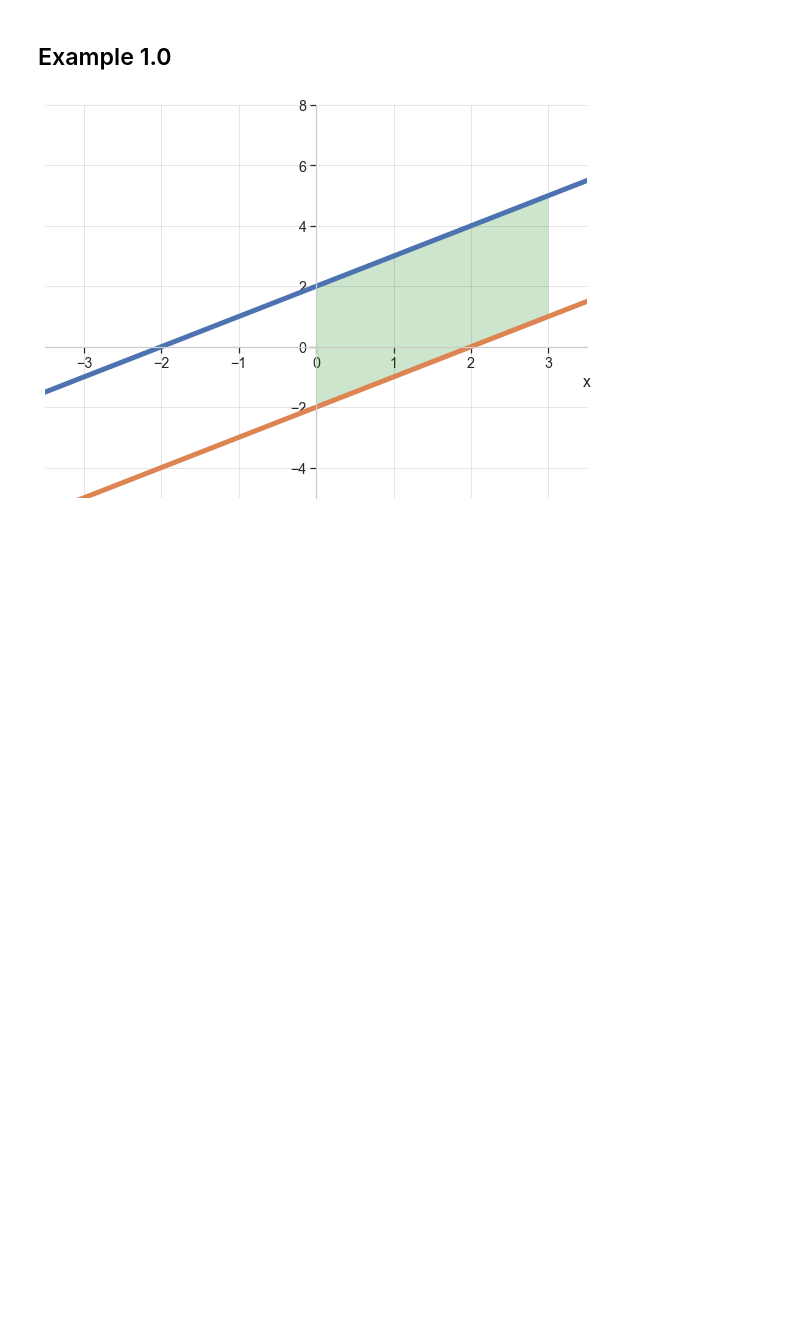
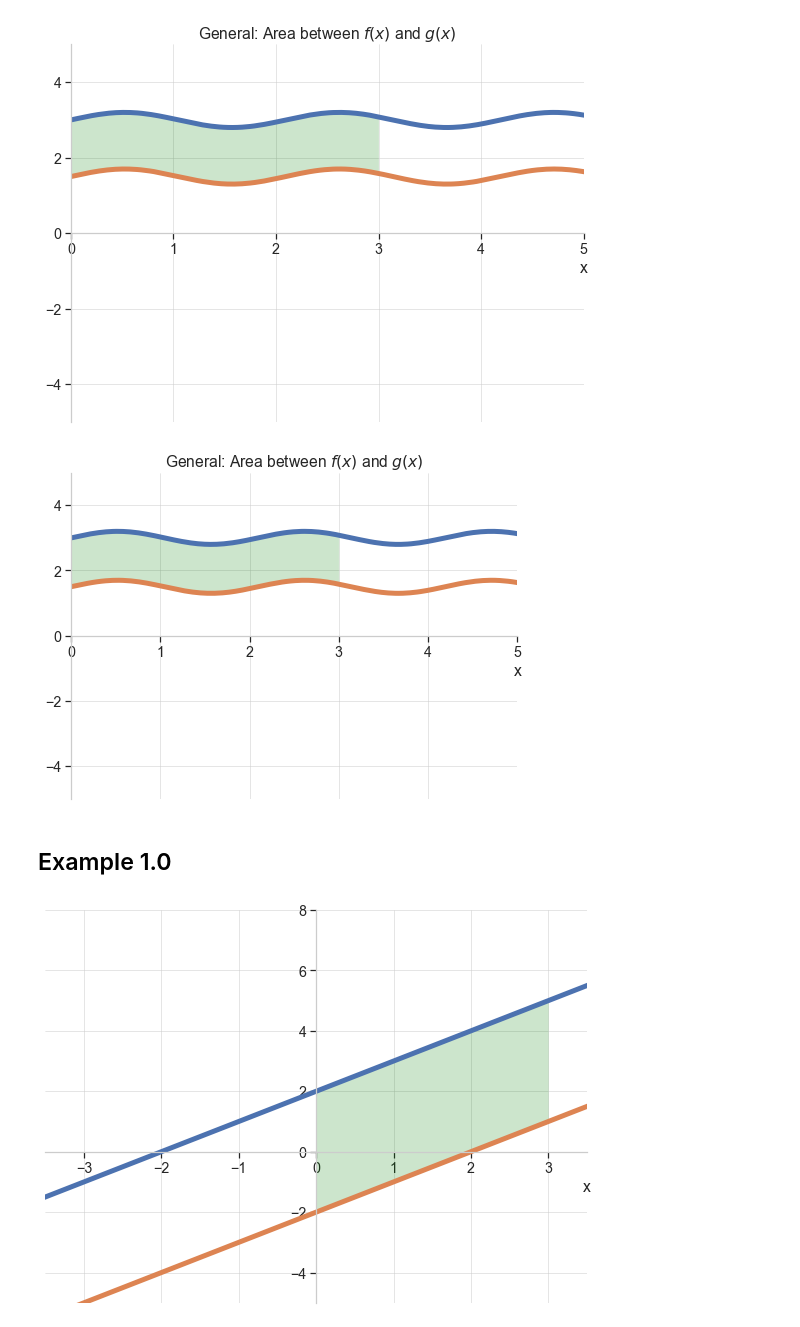
Before and after one commit to org-firasm/math_talk, a Jupyter notebook: class/week03/create_plots.ipynb, the cells around one changed output. Cells and saved outputs as stored; diff of their text form; code cells hidden in the pictures; blank space fills up the shorter version.

```diff
--- a/class/week03/create_plots.ipynb
+++ b/class/week03/create_plots.ipynb
@@ -13,3 +36,25 @@ y = symbols('y')
+# %%
+f = 0.2*sympy.sin(3*x)+3
+g = f-1.5
+
+x_array = np.linspace(0, 3)
+f_array = sympy.lambdify(x, f)(x_array)
+g_array = sympy.lambdify(x, g)(x_array)
+fb = {'x':x_array,'y1':f_array,'y2':g_array,'facecolor' : 'green', 'alpha' : 0.2}
+
+ix=plot(f,g,
+     ylim=(-5,5),
+     xlim=(0,5),
+     size=(8,6),
+     ylabel='',
+     fill = fb,
+     title='General: Area between $f(x)$ and $g(x)$',
+        markers=False,
+    )
+ix.save('images/curve_introB.png')
+# %% [output]
+[figure, added]
+[figure, added]
 # %% [markdown]
 ## Example 1.0
 # %%
```
Also changed, not shown: parts of 2 cells of this notebook, 8 other files.
